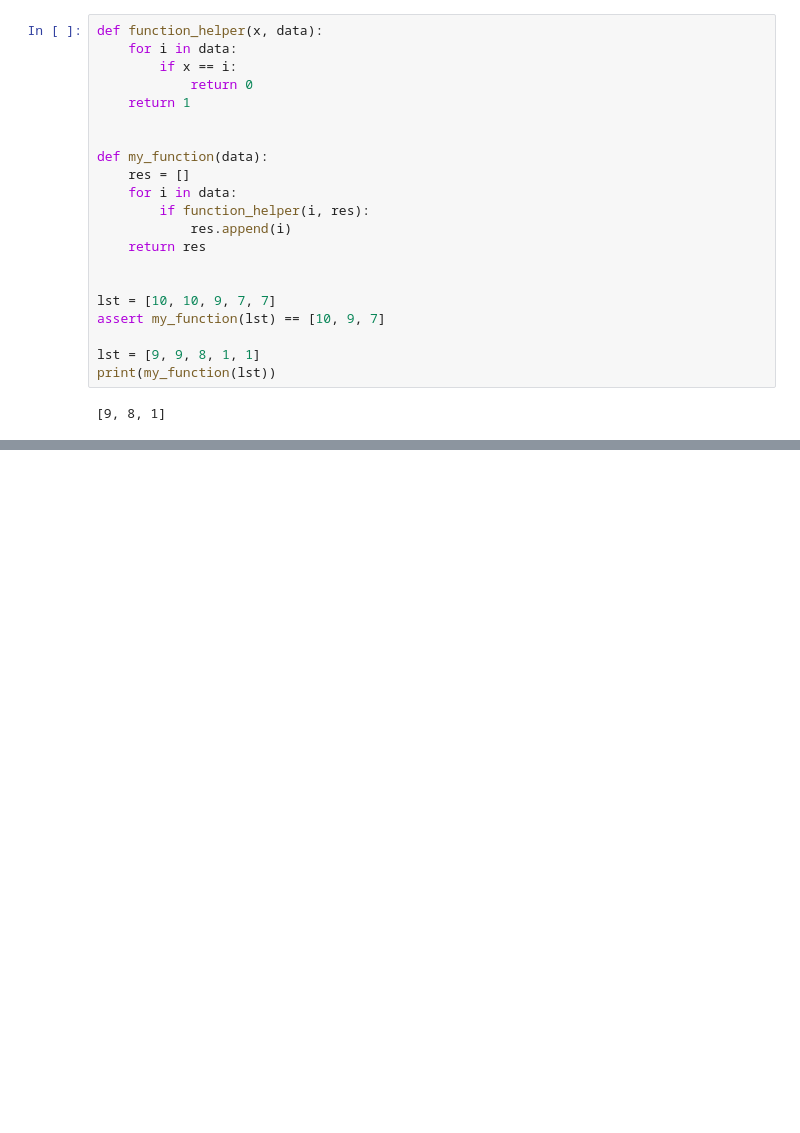
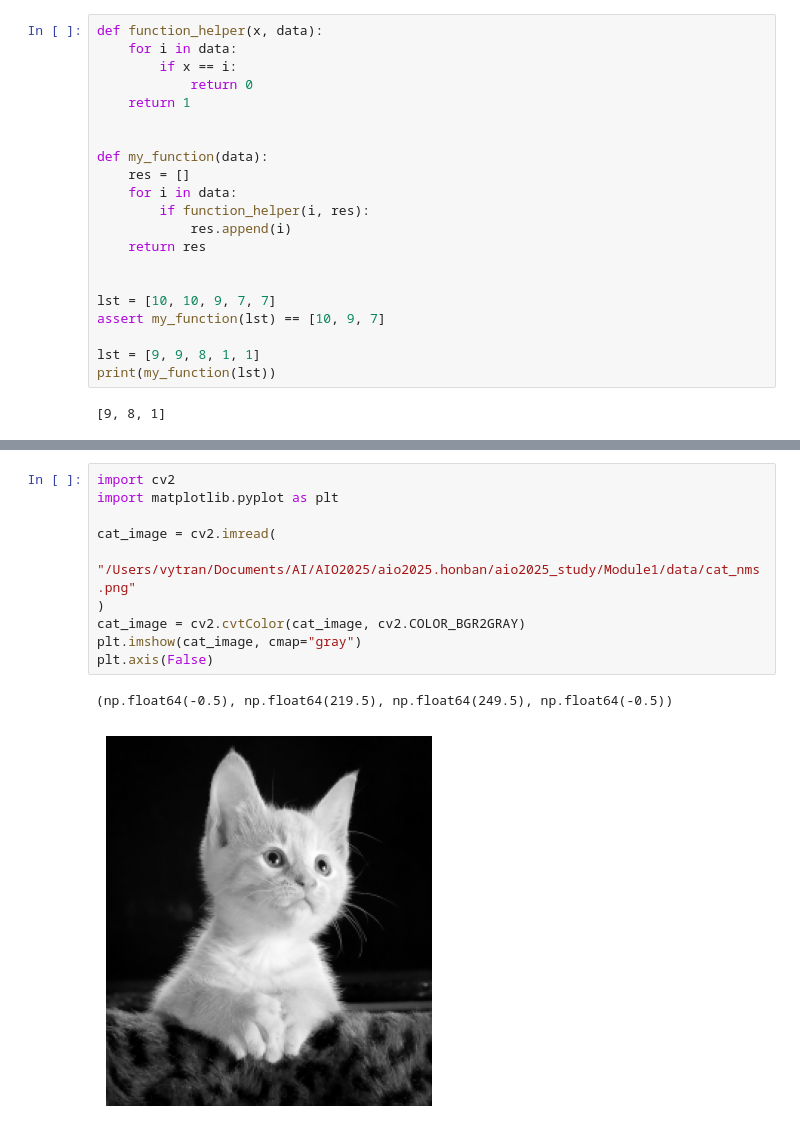
Before and after one commit to thanhvyttv/aio2025_study, a Jupyter notebook: Module1/week2.ipynb, the cells around one changed output, grey strips where cells are left out. Saved outputs shown, nothing was run; the diff lists cells and outputs as text; blank space fills up the shorter version.

```diff
--- a/Module1/week2.ipynb
+++ b/Module1/week2.ipynb
@@ -281,0 +297,13 @@ print(my_function(lst))
+# %%
+import cv2
+import matplotlib.pyplot as plt
+
+cat_image = cv2.imread(
+    "/Users/vytran/Documents/AI/AIO2025/aio2025.honban/aio2025_study/Module1/data/cat_nms.png"
+)
+cat_image = cv2.cvtColor(cat_image, cv2.COLOR_BGR2GRAY)
+plt.imshow(cat_image, cmap="gray")
+plt.axis(False)
+# %% [output]
+(np.float64(-0.5), np.float64(219.5), np.float64(249.5), np.float64(-0.5))
+[figure, added]
```
Also changed, not shown: parts of 4 cells of this notebook.
